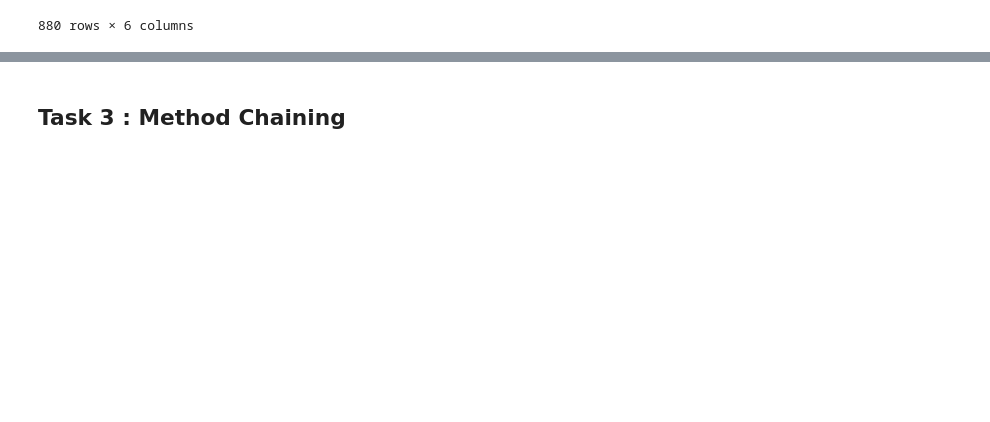
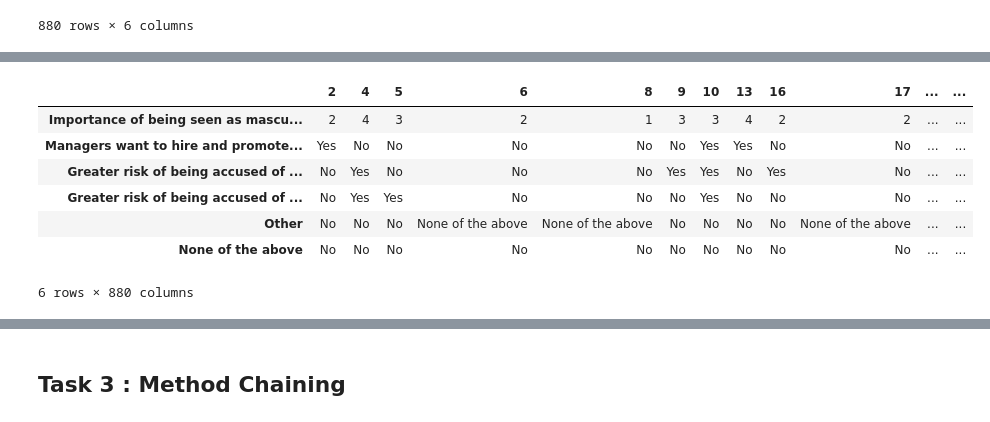
Before and after one commit to data301-2021-winter1/group20-project-, a Jupyter notebook: notebooks/analysis1.ipynb, the cells around one changed output, grey strips where cells are left out. Drawn from its saved outputs; the diff is of its cells as text; code cells hidden in the pictures; blank space fills up the shorter version.

```diff
--- a/notebooks/analysis1.ipynb
+++ b/notebooks/analysis1.ipynb
@@ -278,0 +372,12 @@ Dataframe2
+# %%
+Dataframe2_transposed  = Dataframe2.T
+Dataframe2_transposed
+# %% [output]
+|  | 2 | 4 | 5 | 6 | 8 | 9 | 10 | 13 | 16 | 17 | ... | ... |
+| Importance of being seen as mascu... | 2 | 4 | 3 | 2 | 1 | 3 | 3 | 4 | 2 | 2 | ... | ... |
+| Managers want to hire and promote... | Yes | No | No | No | No | No | Yes | Yes | No | No | ... | ... |
+| Greater risk of being accused of ... | No | Yes | No | No | No | Yes | Yes | No | Yes | No | ... | ... |
+| Greater risk of being accused of ... | No | Yes | Yes | No | No | No | Yes | No | No | No | ... | ... |
+| Other | No | No | No | None of the above | None of the above | No | No | No | No | None of the above | ... | ... |
+| None of the above | No | No | No | No | No | No | No | No | No | No | ... | ... |
+6 rows × 880 columns
```
Also changed, not shown: parts of 30 cells of this notebook.
